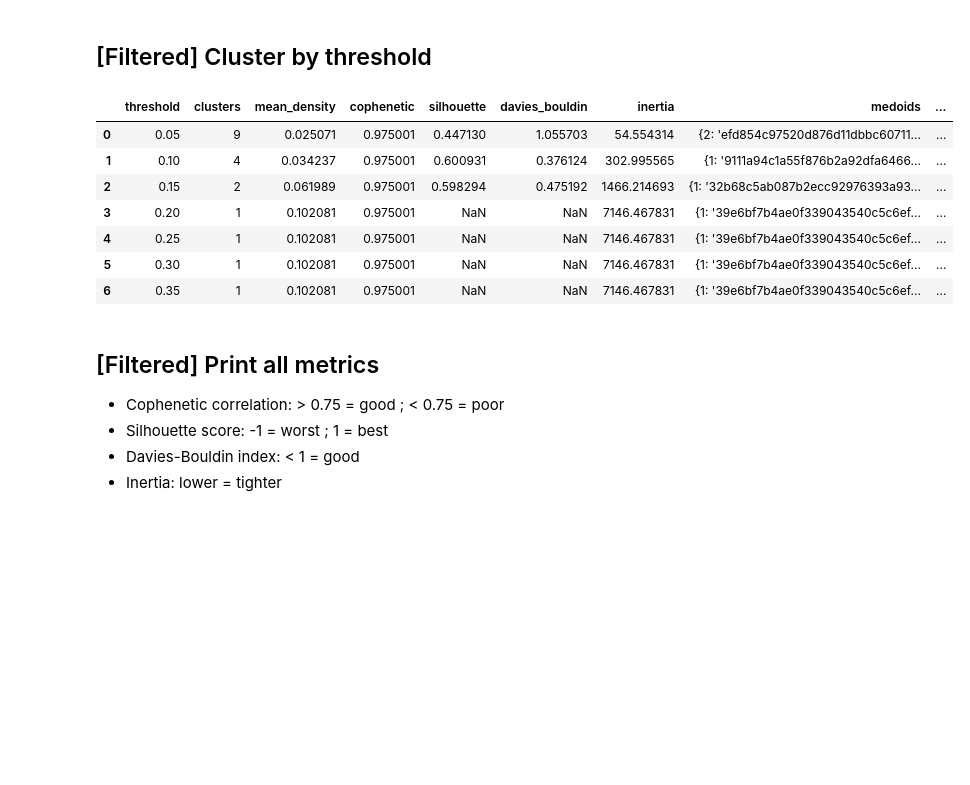
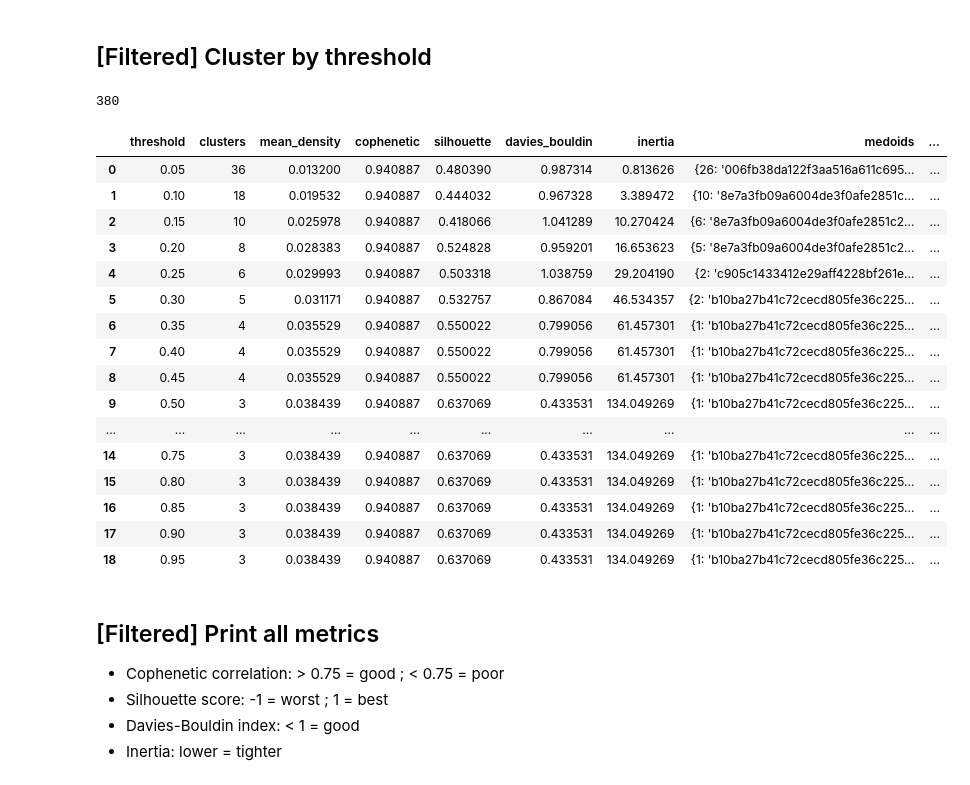
Before and after one commit to Inria-Empenn/OHBM_2026_neurovariants, a Jupyter notebook: emotion_1000_analysis.ipynb, the cells around one changed output. Saved outputs shown, nothing was run; the diff lists cells and outputs as text; code cells hidden in the pictures; blank space fills up the shorter version.

```diff
--- a/emotion_1000_analysis.ipynb
+++ b/emotion_1000_analysis.ipynb
@@ -69,7 +69,11 @@ def normalize_dataset(ds: pd.DataFrame):
     ds = ds.convert_dtypes()
     boolean_columns = ds.select_dtypes(include='bool').columns
     columns_to_drop = [col for col in boolean_columns if ds[col].all()]
+    columns_to_drop.append("pearson_from_mean")
+    columns_to_drop.append("spearman_from_mean")
+    columns_to_drop.append("spearman_from_ref")
     ds = ds.drop(columns=columns_to_drop)
+    ds.rename(columns={f'{corr_func}_from_ref': 'from_ref'}, inplace=True)
     return ds
 # %% [markdown]
 # Load data
@@ -387,9 +271,18 @@ Cluster [2] - Medoids [bd2def9f23886671b22ba8526e6842db4af23b383e9c6b645faa97f8d
 - Display medoids
 - Eliminate cluster by medoids
 # %%
-excluding_medoids = ['bd2def9f23886671b22ba8526e6842db4af23b383e9c6b645faa97f8d9d09a14']
+excluding_medoids = []
 
-ds, matrix, Z, clusters = clusterize_hierch(dataset, dataset['id'], 2, corr_func)
+for key, value in medoids.items():
+    if key not in [1, 2, 3]:
+        excluding_medoids.append(value)
+
+print(f"Excludes {len(excluding_medoids)} clusters")
+
+threshold = 0.95
+ds, matrix, Z, clusters = clusterize_hierch(dataset, correlations, dataset['id'], None, corr_func, threshold)
+
+print(f"Threshold = {threshold} - Clusters = {len(clusters.unique())}")
 
 clusters_to_exclude = set()
 for medoid in excluding_medoids:
@@ -397,8 +290,15 @@ for medoid in excluding_medoids:
     if len(cluster) > 0:
         clusters_to_exclude.add(cluster[0])
 
-# Step 2: Remove data points from ds that belong to excluded clusters
-filtered_dataset = ds[~ds['cluster'].isin(clusters_to_exclude)]
+acceptable_dataset = ds[~ds['cluster'].isin(clusters_to_exclude)]
+acceptable_dataset = acceptable_dataset.drop(columns=['cluster'])
+acceptable_dataset.to_csv(os.path.join(datadir, 'acceptable_dataset.csv'), index=False)
+print(f"Acceptabes : {len(acceptable_dataset)}")
 
-filtered_dataset.head(1000)
+unacceptable_dataset = ds[ds['cluster'].isin(clusters_to_exclude)]
+unacceptable_dataset = unacceptable_dataset.drop(columns=['cluster'])
+unacceptable_dataset.to_csv(os.path.join(datadir, 'unacceptable_dataset.csv'), index=False)
+print(f"Unacceptabes : {len(unacceptable_dataset)}")
+
+filtered_dataset = acceptable_dataset.copy()
 # %% [output]
@@ -467,39 +470,54 @@ df_by_nb.head(10)
 # %%
 all_results = []
 
-thresholds = [0.05, 0.1, 0.15, 0.2, 0.25, 0.3, 0.35]
+print(len(filtered_dataset))
+
+thresholds = [0.05, 0.10, 0.15, 0.20, 0.25, 0.30, 0.35, 0.40, 0.45, 0.5, 0.55, 0.60, 0.65, 0.7, 0.75, 0.8, 0.85, 0.9, 0.95]
 
 for threshold in thresholds:
     results = dict()
     results['threshold'] = threshold
     # cluster on whole dataset
-    ds, matrix, Z, clusters = clusterize_hierch(filtered_dataset, filtered_dataset['id'], None, corr_func, threshold)
+    ds, matrix, Z, clusters =  clusterize_hierch(filtered_dataset, correlations, filtered_dataset['id'], None, corr_func, threshold)
     results['clusters'] = len(np.unique(clusters.values))
 
     distance_matrix = 1 - matrix
     densities = get_cluster_distance_densities(distance_matrix.values, clusters.values)
     results['mean_density'] = np.mean(list(densities.values()))
     results['cophenetic'] = get_cluster_cophenetic(Z, distance_matrix.values)
     results['silhouette'] = get_cluster_silhouette(distance_matrix.values, clusters.values)
     results['davies_bouldin'] = get_davies_bouldin(distance_matrix.values, clusters.values)
     results['inertia'] = get_cluster_inertia(distance_matrix.values, clusters.values)
     results['medoids'] = get_medoids(distance_matrix, clusters)
+    results['antimedoids'] = get_antimedoids(distance_matrix, clusters)
+
 
     # predict on 70 % train dataset
-    merged_results = results | predict_clusters(filtered_dataset, None, threshold, 0.7)
+    merged_results = results | predict_clusters(filtered_dataset, correlations, None, corr_func, threshold, 0.7)
     all_results.append(merged_results)
 
 df_by_thresh = pd.DataFrame(all_results)
-df_by_thresh.head(10)
+df_results = df_by_thresh
+df_by_thresh.head(20)
 # %% [output]
+380
 |  | threshold | clusters | mean_density | cophenetic | silhouette | davies_bouldin | inertia | medoids | ... |
-| 0 | 0.05 | 9 | 0.025071 | 0.975001 | 0.447130 | 1.055703 | 54.554314 | {2: 'efd854c97520d876d11dbbc60711... | ... |
-| 1 | 0.10 | 4 | 0.034237 | 0.975001 | 0.600931 | 0.376124 | 302.995565 | {1: '9111a94c1a55f876b2a92dfa6466... | ... |
-| 2 | 0.15 | 2 | 0.061989 | 0.975001 | 0.598294 | 0.475192 | 1466.214693 | {1: '32b68c5ab087b2ecc92976393a93... | ... |
-| 3 | 0.20 | 1 | 0.102081 | 0.975001 | NaN | NaN | 7146.467831 | {1: '39e6bf7b4ae0f339043540c5c6ef... | ... |
-| 4 | 0.25 | 1 | 0.102081 | 0.975001 | NaN | NaN | 7146.467831 | {1: '39e6bf7b4ae0f339043540c5c6ef... | ... |
-| 5 | 0.30 | 1 | 0.102081 | 0.975001 | NaN | NaN | 7146.467831 | {1: '39e6bf7b4ae0f339043540c5c6ef... | ... |
-| 6 | 0.35 | 1 | 0.102081 | 0.975001 | NaN | NaN | 7146.467831 | {1: '39e6bf7b4ae0f339043540c5c6ef... | ... |
+| 0 | 0.05 | 36 | 0.013200 | 0.940887 | 0.480390 | 0.987314 | 0.813626 | {26: '006fb38da122f3aa516a611c695... | ... |
+| 1 | 0.10 | 18 | 0.019532 | 0.940887 | 0.444032 | 0.967328 | 3.389472 | {10: '8e7a3fb09a6004de3f0afe2851c... | ... |
+| 2 | 0.15 | 10 | 0.025978 | 0.940887 | 0.418066 | 1.041289 | 10.270424 | {6: '8e7a3fb09a6004de3f0afe2851c2... | ... |
+| 3 | 0.20 | 8 | 0.028383 | 0.940887 | 0.524828 | 0.959201 | 16.653623 | {5: '8e7a3fb09a6004de3f0afe2851c2... | ... |
+| 4 | 0.25 | 6 | 0.029993 | 0.940887 | 0.503318 | 1.038759 | 29.204190 | {2: 'c905c1433412e29aff4228bf261e... | ... |
+| 5 | 0.30 | 5 | 0.031171 | 0.940887 | 0.532757 | 0.867084 | 46.534357 | {2: 'b10ba27b41c72cecd805fe36c225... | ... |
+| 6 | 0.35 | 4 | 0.035529 | 0.940887 | 0.550022 | 0.799056 | 61.457301 | {1: 'b10ba27b41c72cecd805fe36c225... | ... |
+| 7 | 0.40 | 4 | 0.035529 | 0.940887 | 0.550022 | 0.799056 | 61.457301 | {1: 'b10ba27b41c72cecd805fe36c225... | ... |
+| 8 | 0.45 | 4 | 0.035529 | 0.940887 | 0.550022 | 0.799056 | 61.457301 | {1: 'b10ba27b41c72cecd805fe36c225... | ... |
+| 9 | 0.50 | 3 | 0.038439 | 0.940887 | 0.637069 | 0.433531 | 134.049269 | {1: 'b10ba27b41c72cecd805fe36c225... | ... |
+| ... | ... | ... | ... | ... | ... | ... | ... | ... | ... |
+| 14 | 0.75 | 3 | 0.038439 | 0.940887 | 0.637069 | 0.433531 | 134.049269 | {1: 'b10ba27b41c72cecd805fe36c225... | ... |
+| 15 | 0.80 | 3 | 0.038439 | 0.940887 | 0.637069 | 0.433531 | 134.049269 | {1: 'b10ba27b41c72cecd805fe36c225... | ... |
+| 16 | 0.85 | 3 | 0.038439 | 0.940887 | 0.637069 | 0.433531 | 134.049269 | {1: 'b10ba27b41c72cecd805fe36c225... | ... |
+| 17 | 0.90 | 3 | 0.038439 | 0.940887 | 0.637069 | 0.433531 | 134.049269 | {1: 'b10ba27b41c72cecd805fe36c225... | ... |
+| 18 | 0.95 | 3 | 0.038439 | 0.940887 | 0.637069 | 0.433531 | 134.049269 | {1: 'b10ba27b41c72cecd805fe36c225... | ... |
 # %% [markdown]
 ## [Filtered] Print all metrics
 - Cophenetic correlation: > 0.75 = good ; < 0.75 = poor
```
Also changed, not shown: parts of 28 cells of this notebook, 15 other files.
